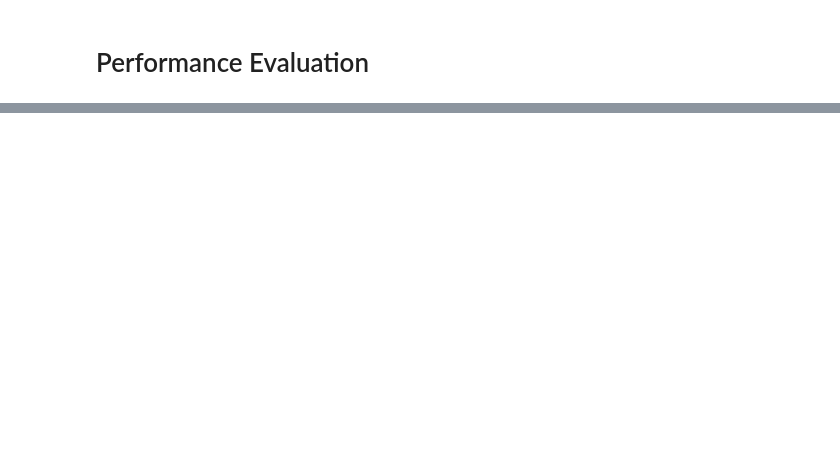
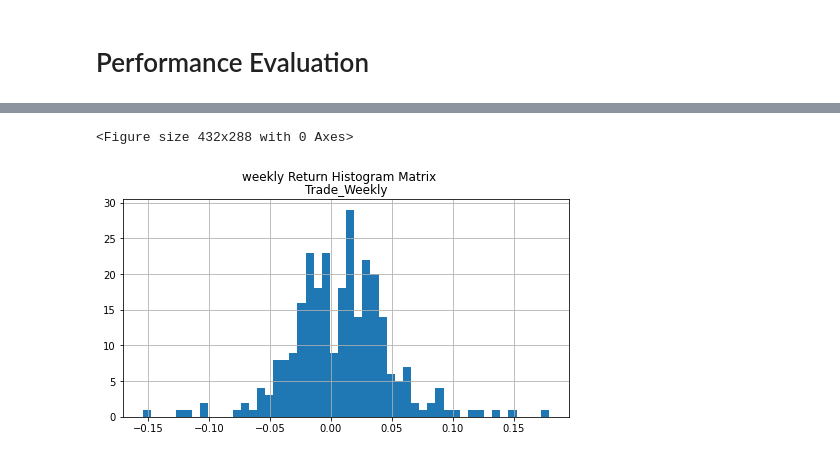
Before and after one commit to alimirr/algorithmic_trading_in_python, a Jupyter notebook: datacamp/4-performance_evaluation.ipynb, the cells around one changed output, grey strips where cells are left out. Drawn from its saved outputs; the diff is of its cells as text; code cells hidden in the pictures; blank space fills up the shorter version.

```diff
--- a/datacamp/4-performance_evaluation.ipynb
+++ b/datacamp/4-performance_evaluation.ipynb
@@ -2,0 +16,17 @@
+# %%
+# get data
+bt_data = bt.get('goog, amzn, tsla',
+                 start='2016-1-1') # end = current date by default
+
+# Create strategy
+bt_strategy = bt.Strategy('Trade_Weekly', # name assignemnt to strategy
+                         [bt.algos.RunWeekly(), # Run weekly
+                          bt.algos.SelectAll(), # Use all data
+                          bt.algos.WeighEqually(), # Maintain equal weights
+                          bt.algos.Rebalance()]) # Rebalance
+
+# create a backtest
+bt_test = bt.Backtest(bt_strategy, bt_data)
+
+# run the backtest
+bt_results = bt.run(bt_test)
@@ -20,0 +94,6 @@ In addition, we can compare the return results of multiple strategies side by si
+# %%
+bt_results.plot_histograms(bins=50, freq='w',figsize=(8,4))
+plt.show()
+# %% [output]
+<Figure size 432x288 with 0 Axes>
+[figure, added]
```
Also changed, not shown: parts of 21 cells of this notebook, 1 other file.
